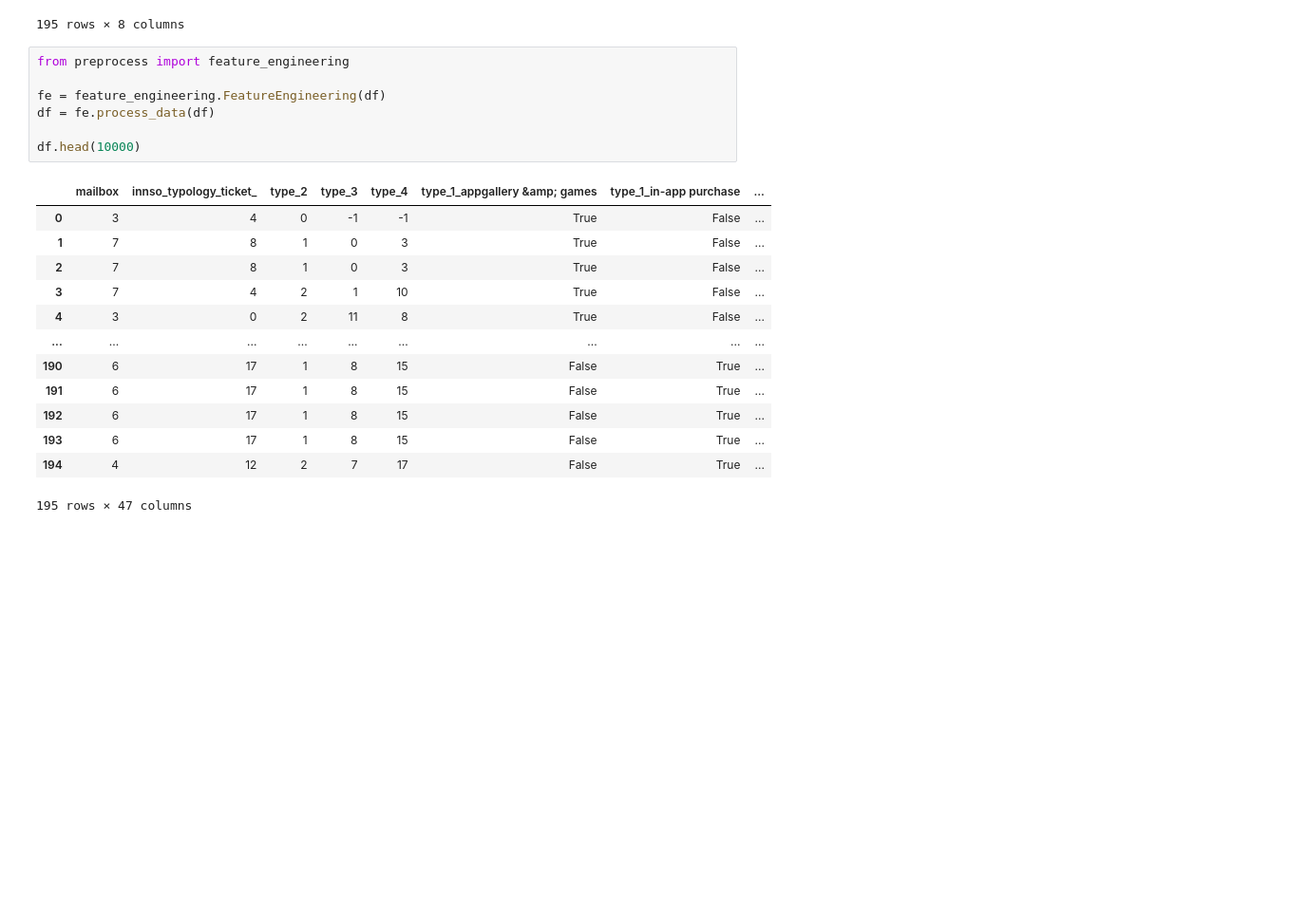
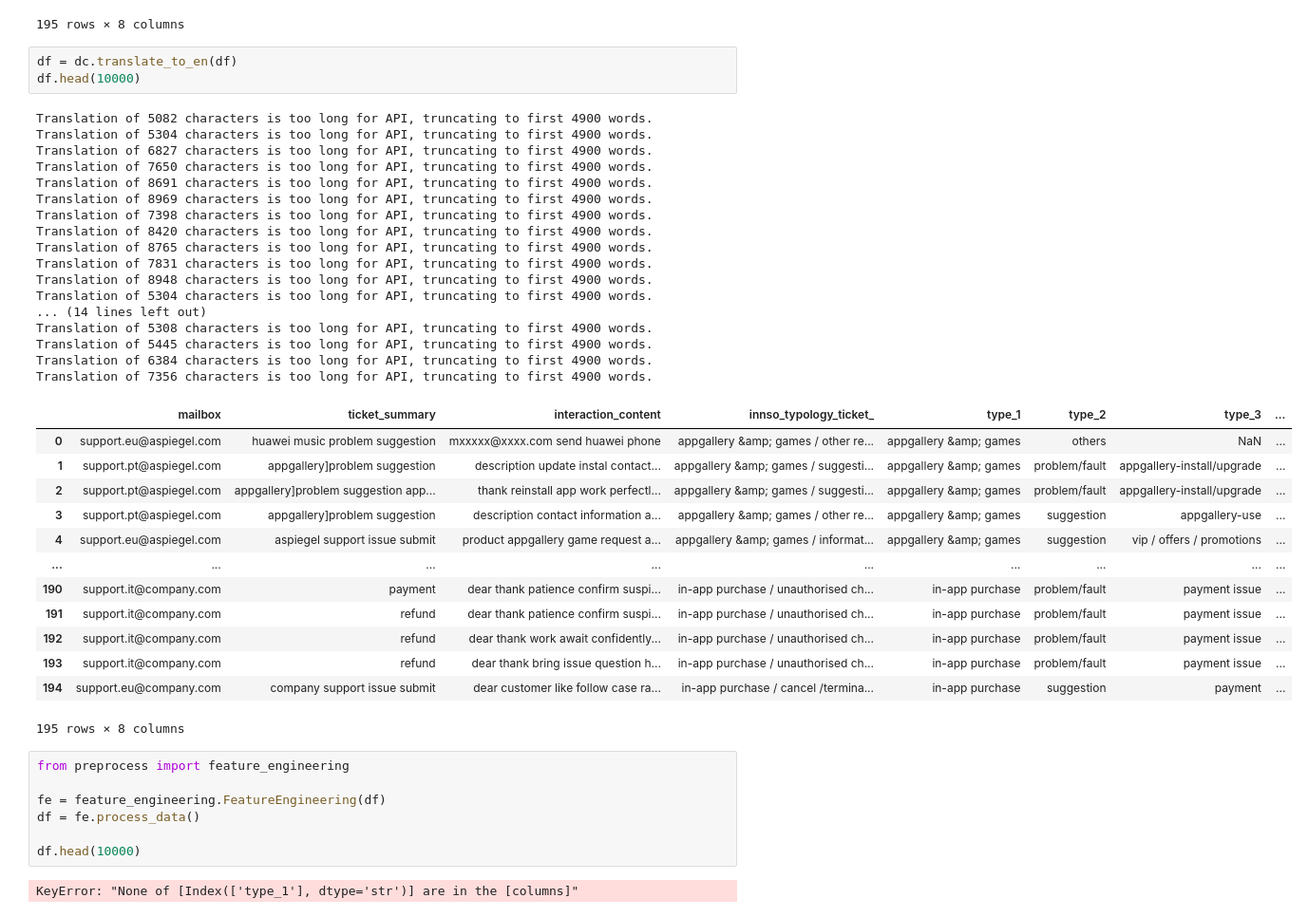
Before and after one commit to ShaneBrodigan/Engineering_and_Evaluating_Artificial_Intelligence_CA1, a Jupyter notebook: test.ipynb, the cells around one changed output. Shown at 95% size. Saved outputs shown, nothing was run; the diff lists cells and outputs as text; blank space fills up the shorter version.

Commit message:
Ran datacleaning translate to en from test.ipynb

```diff
--- a/test.ipynb
+++ b/test.ipynb
@@ -81,24 +81,46 @@ df.head(10000)
 | 82 | support.it@company.com | re : rimborso | gentile *****(per), la ringraziam... | in-app purchase / unauthorised ch... | in-app purchase | problem/fault | payment issue | ... |
 | 83 | support.eu@company.com | re : company support issue submit | dear customer, i would like to fo... | in-app purchase / cancel /termina... | in-app purchase | suggestion | payment | ... |
 195 rows × 8 columns
+# %%
+df = dc.translate_to_en(df)
+df.head(10000)
+# %% [output]
+Translation of 5082 characters is too long for API, truncating to first 4900 words.
+Translation of 5304 characters is too long for API, truncating to first 4900 words.
+Translation of 6827 characters is too long for API, truncating to first 4900 words.
+Translation of 7650 characters is too long for API, truncating to first 4900 words.
+Translation of 8691 characters is too long for API, truncating to first 4900 words.
+Translation of 8969 characters is too long for API, truncating to first 4900 words.
+Translation of 7398 characters is too long for API, truncating to first 4900 words.
+Translation of 8420 characters is too long for API, truncating to first 4900 words.
+Translation of 8765 characters is too long for API, truncating to first 4900 words.
+Translation of 7831 characters is too long for API, truncating to first 4900 words.
+Translation of 8948 characters is too long for API, truncating to first 4900 words.
+Translation of 5304 characters is too long for API, truncating to first 4900 words.
+... (14 lines left out)
+Translation of 5308 characters is too long for API, truncating to first 4900 words.
+Translation of 5445 characters is too long for API, truncating to first 4900 words.
+Translation of 6384 characters is too long for API, truncating to first 4900 words.
+Translation of 7356 characters is too long for API, truncating to first 4900 words.
+|  | mailbox | ticket_summary | interaction_content | innso_typology_ticket_ | type_1 | type_2 | type_3 | ... |
+| 0 | support.eu@aspiegel.com | huawei music problem suggestion | mxxxxx@xxxx.com send huawei phone | appgallery &amp; games / other re... | appgallery &amp; games | others | NaN | ... |
+| 1 | support.pt@aspiegel.com | appgallery]problem suggestion | description update instal contact... | appgallery &amp; games / suggesti... | appgallery &amp; games | problem/fault | appgallery-install/upgrade | ... |
+| 2 | support.pt@aspiegel.com | appgallery]problem suggestion app... | thank reinstall app work perfectl... | appgallery &amp; games / suggesti... | appgallery &amp; games | problem/fault | appgallery-install/upgrade | ... |
+| 3 | support.pt@aspiegel.com | appgallery]problem suggestion | description contact information a... | appgallery &amp; games / other re... | appgallery &amp; games | suggestion | appgallery-use | ... |
+| 4 | support.eu@aspiegel.com | aspiegel support issue submit | product appgallery game request a... | appgallery &amp; games / informat... | appgallery &amp; games | suggestion | vip / offers / promotions | ... |
+| ... | ... | ... | ... | ... | ... | ... | ... | ... |
+| 190 | support.it@company.com | payment | dear thank patience confirm suspi... | in-app purchase / unauthorised ch... | in-app purchase | problem/fault | payment issue | ... |
+| 191 | support.it@company.com | refund | dear thank patience confirm suspi... | in-app purchase / unauthorised ch... | in-app purchase | problem/fault | payment issue | ... |
+| 192 | support.it@company.com | refund | dear thank work await confidently... | in-app purchase / unauthorised ch... | in-app purchase | problem/fault | payment issue | ... |
+| 193 | support.it@company.com | refund | dear thank bring issue question h... | in-app purchase / unauthorised ch... | in-app purchase | problem/fault | payment issue | ... |
+| 194 | support.eu@company.com | company support issue submit | dear customer like follow case ra... | in-app purchase / cancel /termina... | in-app purchase | suggestion | payment | ... |
+195 rows × 8 columns
 # %%
 from preprocess import feature_engineering
 
 fe = feature_engineering.FeatureEngineering(df)
-df = fe.process_data(df)
+df = fe.process_data()
 
 df.head(10000)
 # %% [output]
-|  | mailbox | innso_typology_ticket_ | type_2 | type_3 | type_4 | type_1_appgallery &amp; games | type_1_in-app purchase | ... |
-| 0 | 3 | 4 | 0 | -1 | -1 | True | False | ... |
-| 1 | 7 | 8 | 1 | 0 | 3 | True | False | ... |
-| 2 | 7 | 8 | 1 | 0 | 3 | True | False | ... |
-| 3 | 7 | 4 | 2 | 1 | 10 | True | False | ... |
-| 4 | 3 | 0 | 2 | 11 | 8 | True | False | ... |
-| ... | ... | ... | ... | ... | ... | ... | ... | ... |
-| 190 | 6 | 17 | 1 | 8 | 15 | False | True | ... |
-| 191 | 6 | 17 | 1 | 8 | 15 | False | True | ... |
-| 192 | 6 | 17 | 1 | 8 | 15 | False | True | ... |
-| 193 | 6 | 17 | 1 | 8 | 15 | False | True | ... |
-| 194 | 4 | 12 | 2 | 7 | 17 | False | True | ... |
-195 rows × 47 columns
+KeyError: "None of [Index(['type_1'], dtype='str')] are in the [columns]"
```
Also changed, not shown: parts of 1 cell of this notebook, 2 other files.
